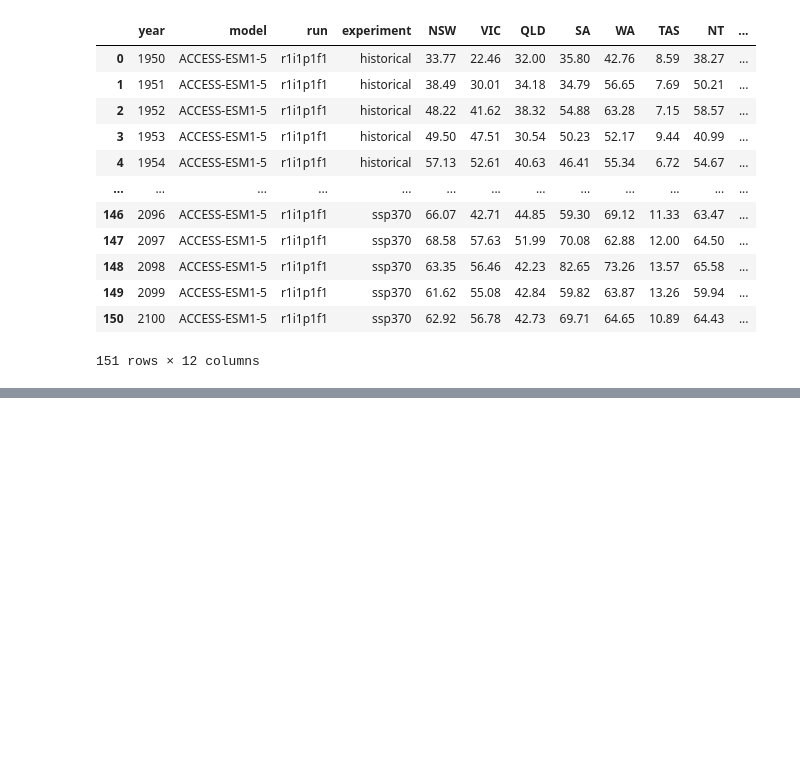
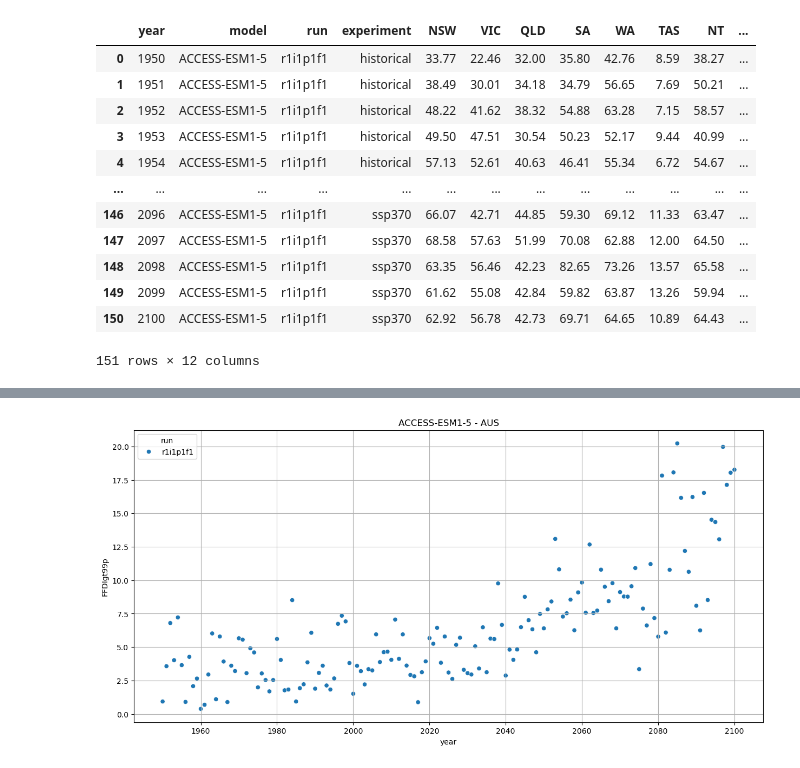
Before and after one commit to DamienIrving/treasury, a Jupyter notebook: ffdi_quick_plot.ipynb, the cells around one changed output, grey strips where cells are left out. Drawn from its saved outputs; the diff is of its cells as text; code cells hidden in the pictures; blank space fills up the shorter version.

```diff
--- a/ffdi_quick_plot.ipynb
+++ b/ffdi_quick_plot.ipynb
@@ -37,0 +78,4 @@ plt.show()
+# %%
+plot_location('FFDIgt99p', 'ACCESS-ESM1-5', 'AUS')
+# %% [output]
+[figure, added]
```
Also changed, not shown: parts of 8 cells of this notebook, 2 other files.
